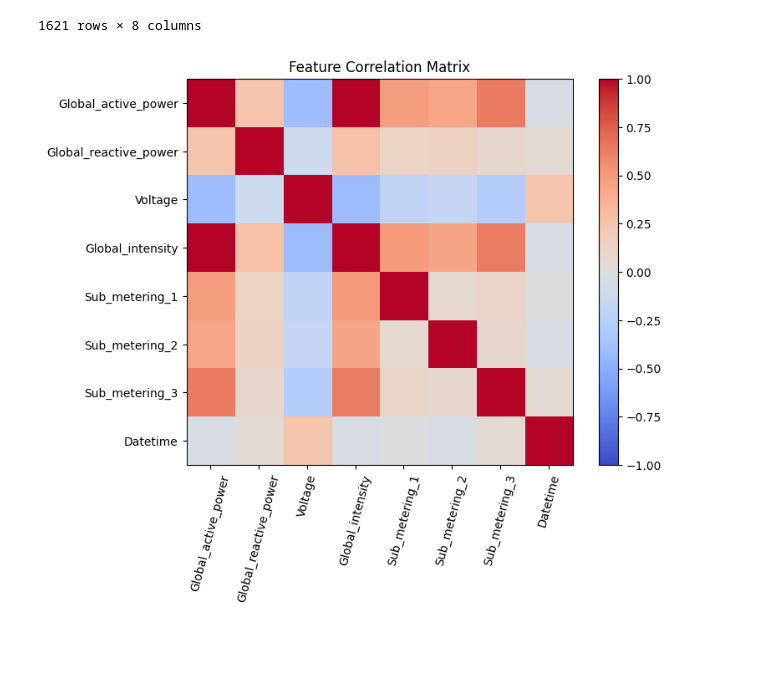
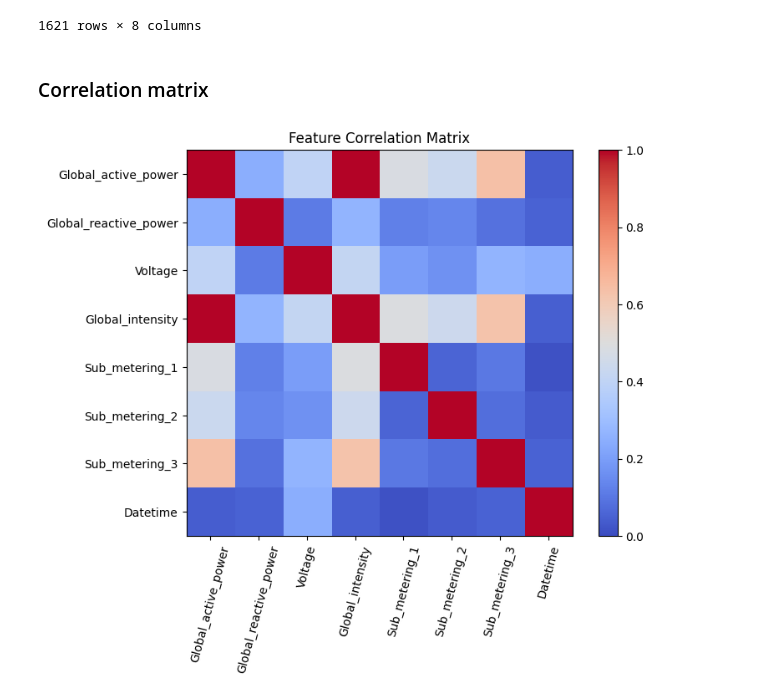
Before and after one commit to dominikchlodowicz/Bill2Predict, a Jupyter notebook: notebooks/uci_raw_data_exploration.ipynb, the cells around one changed output. Drawn from its saved outputs; the diff is of its cells as text; code cells hidden in the pictures; blank space fills up the shorter version.

```diff
--- a/notebooks/uci_raw_data_exploration.ipynb
+++ b/notebooks/uci_raw_data_exploration.ipynb
@@ -128,17 +128,19 @@ df[df.isna().any(axis=1) == True]
 | 1929995 | NaN | NaN | NaN | NaN | NaN | NaN | ... |
 | 2027411 | NaN | NaN | NaN | NaN | NaN | NaN | ... |
 1621 rows × 8 columns
+# %% [markdown]
+### Correlation matrix
 # %%
-corr = df.corr()
+corr = df.corr().abs()
 
 fig, ax = plt.subplots(figsize=(8,6))
-im = ax.imshow(corr, cmap='coolwarm', vmin=-1, vmax=1)
+im = ax.imshow(corr, cmap='coolwarm', vmin=0, vmax=1)
 ax.set_xticks(range(len(corr.columns)))
 ax.set_xticklabels(corr.columns, rotation=75)
 ax.set_yticks(range(len(corr.index)))
 ax.set_yticklabels(corr.index)
 fig.colorbar(im, ax=ax)
 plt.title('Feature Correlation Matrix')
 plt.show()
 # %% [output]
-[figure, old version]
+[figure, new version]
```
Also changed, not shown: parts of 12 cells of this notebook, 9 other files.
